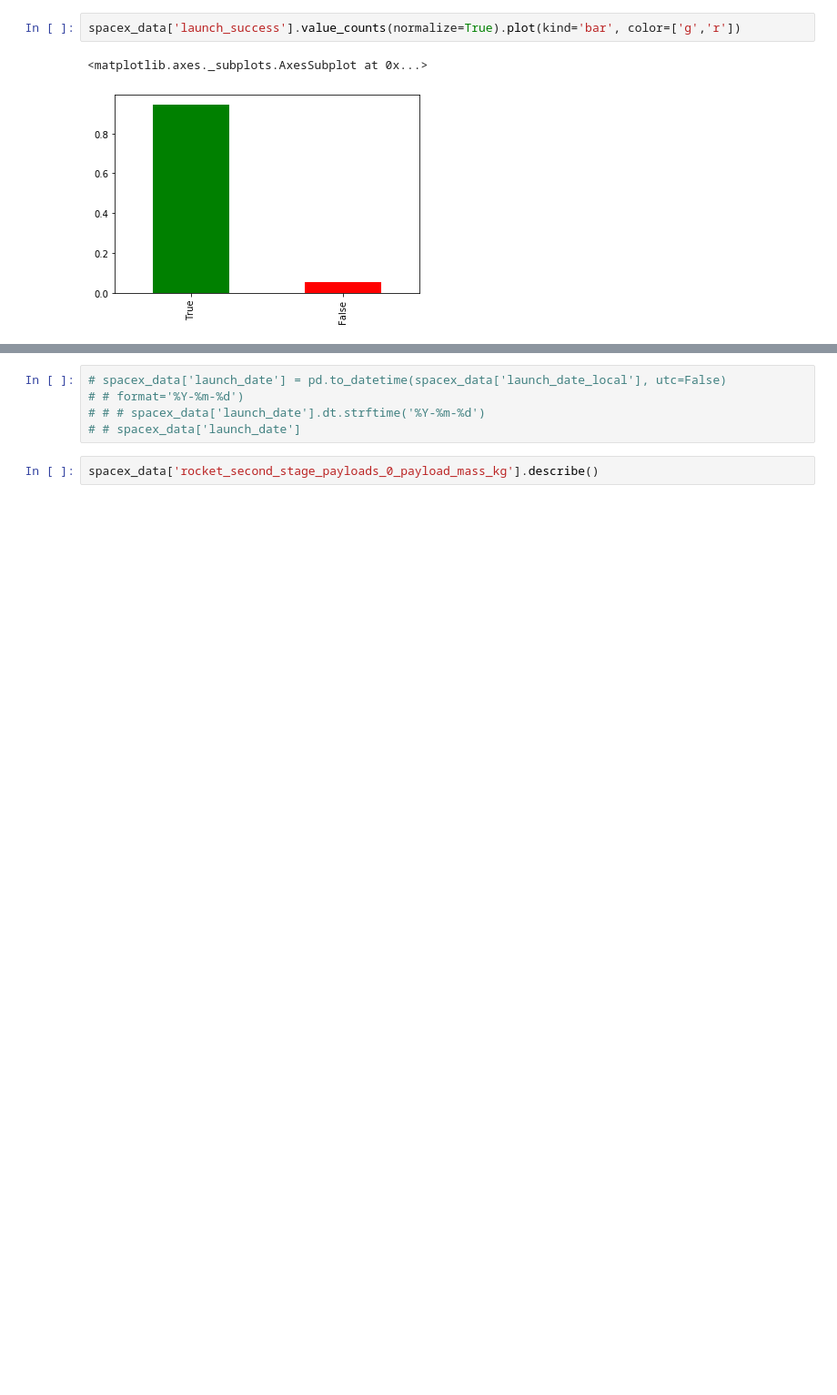
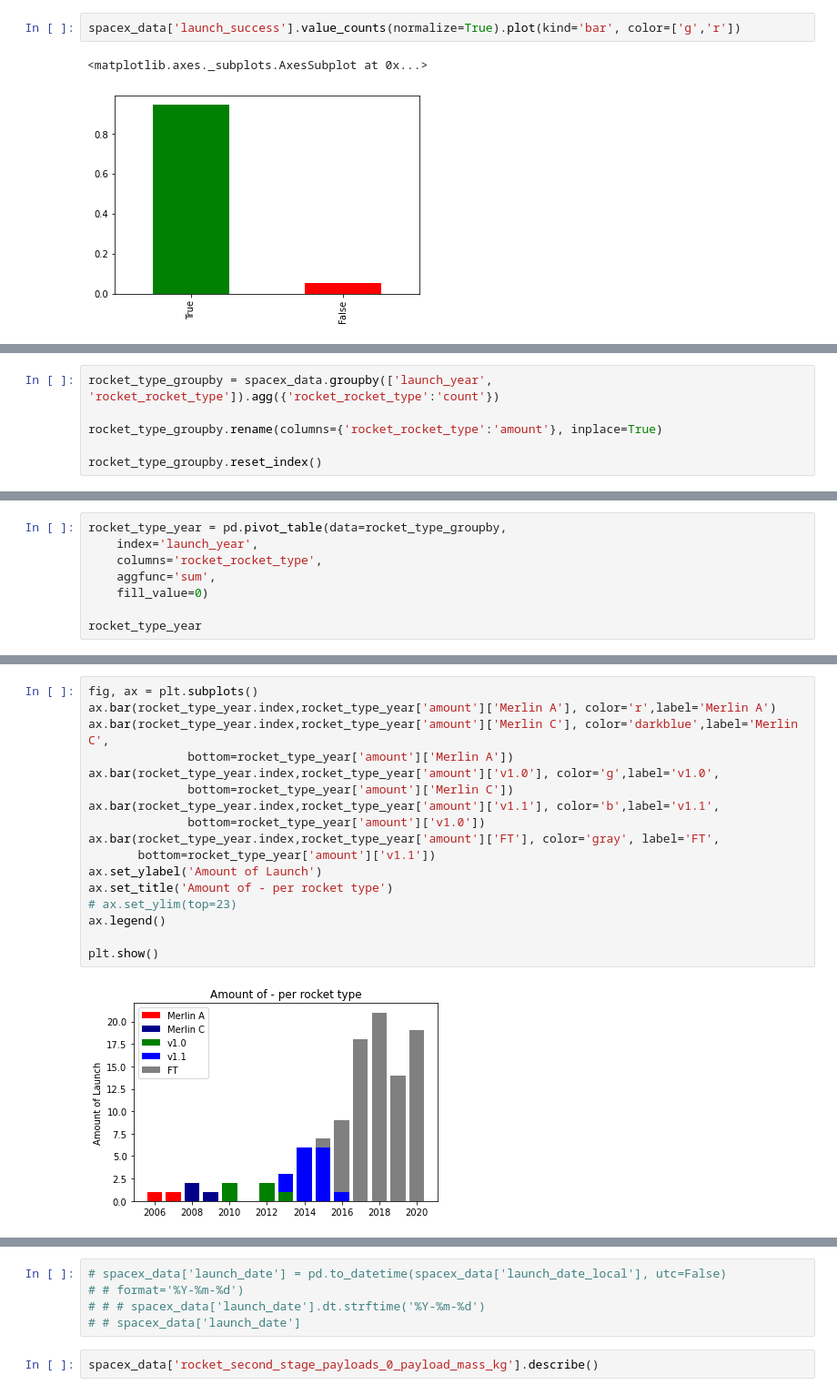
Before and after one commit to Binardino/SpaceX_launches, a Jupyter notebook: notebooks/SpaceX API_EDA.ipynb, the cells around one changed output, grey strips where cells are left out. Shown at 91% size. Cells and saved outputs as stored; diff of their text form; blank space fills up the shorter version.

Commit message:
update plots with rocket types + add geopd launch sites mapping

```diff
--- a/notebooks/SpaceX API_EDA.ipynb
+++ b/notebooks/SpaceX API_EDA.ipynb
@@ -440,0 +502,6 @@ spacex_data['launch_success'].value_counts(normalize=True).plot(kind='bar', colo
+# %%
+rocket_type_groupby = spacex_data.groupby(['launch_year', 'rocket_rocket_type']).agg({'rocket_rocket_type':'count'})
+
+rocket_type_groupby.rename(columns={'rocket_rocket_type':'amount'}, inplace=True)
+
+rocket_type_groupby.reset_index()
@@ -440,0 +527,8 @@ spacex_data['launch_success'].value_counts(normalize=True).plot(kind='bar', colo
+# %%
+rocket_type_year = pd.pivot_table(data=rocket_type_groupby,
+    index='launch_year',
+    columns='rocket_rocket_type',
+    aggfunc='sum',
+    fill_value=0)
+
+rocket_type_year
@@ -441,3 +553,22 @@ spacex_data['launch_success'].value_counts(normalize=True).plot(kind='bar', colo
+# %%
+fig, ax = plt.subplots()
+ax.bar(rocket_type_year.index,rocket_type_year['amount']['Merlin A'], color='r',label='Merlin A')
+ax.bar(rocket_type_year.index,rocket_type_year['amount']['Merlin C'], color='darkblue',label='Merlin C',
+              bottom=rocket_type_year['amount']['Merlin A'])
+ax.bar(rocket_type_year.index,rocket_type_year['amount']['v1.0'], color='g',label='v1.0',
+              bottom=rocket_type_year['amount']['Merlin C'])
+ax.bar(rocket_type_year.index,rocket_type_year['amount']['v1.1'], color='b',label='v1.1',
+              bottom=rocket_type_year['amount']['v1.0'])
+ax.bar(rocket_type_year.index,rocket_type_year['amount']['FT'], color='gray', label='FT',
+       bottom=rocket_type_year['amount']['v1.1'])
+ax.set_ylabel('Amount of Launch')
+ax.set_title('Amount of - per rocket type')
+# ax.set_ylim(top=23)
+ax.legend()
+
+plt.show()
+# %% [output]
+[figure, added]
 # %%
 space_date = spacex_data.groupby('launch_year').agg({'flight_number':'count','rocket_second_stage_payloads_0_payload_mass_kg':'mean'})
 space_date['flight_number'].plot()
```
Also changed, not shown: parts of 35 cells of this notebook.
